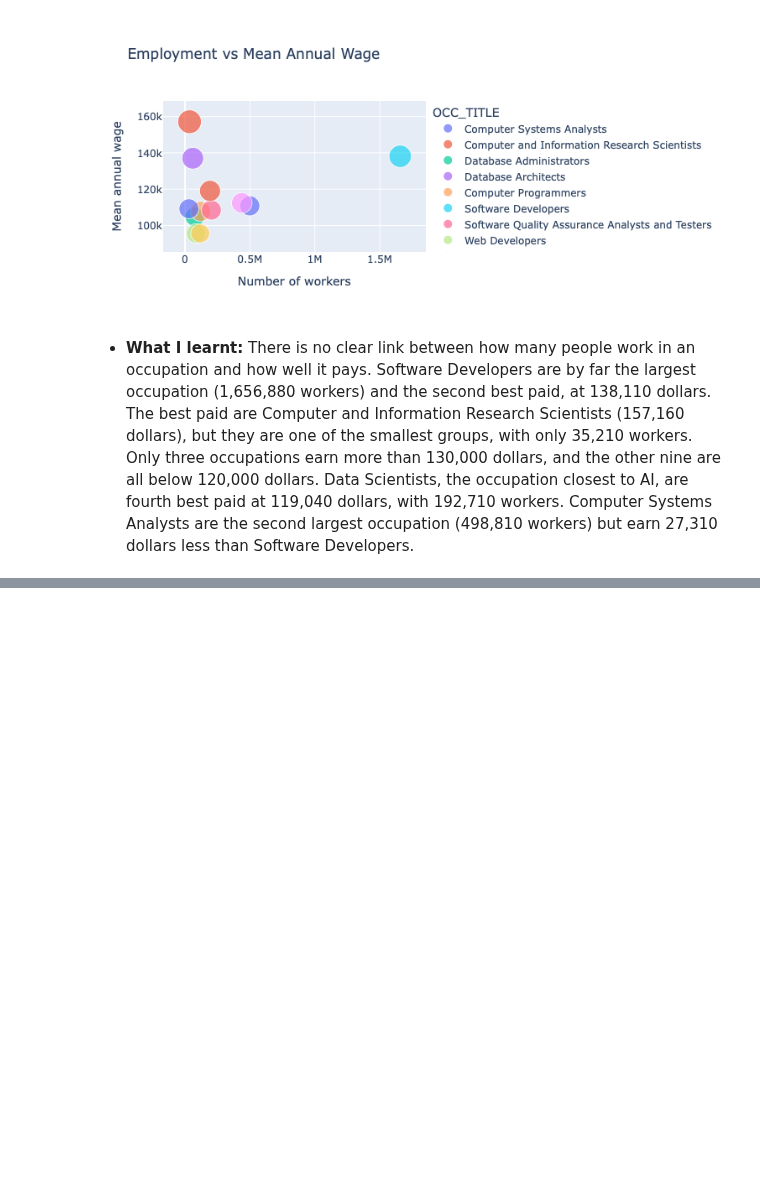
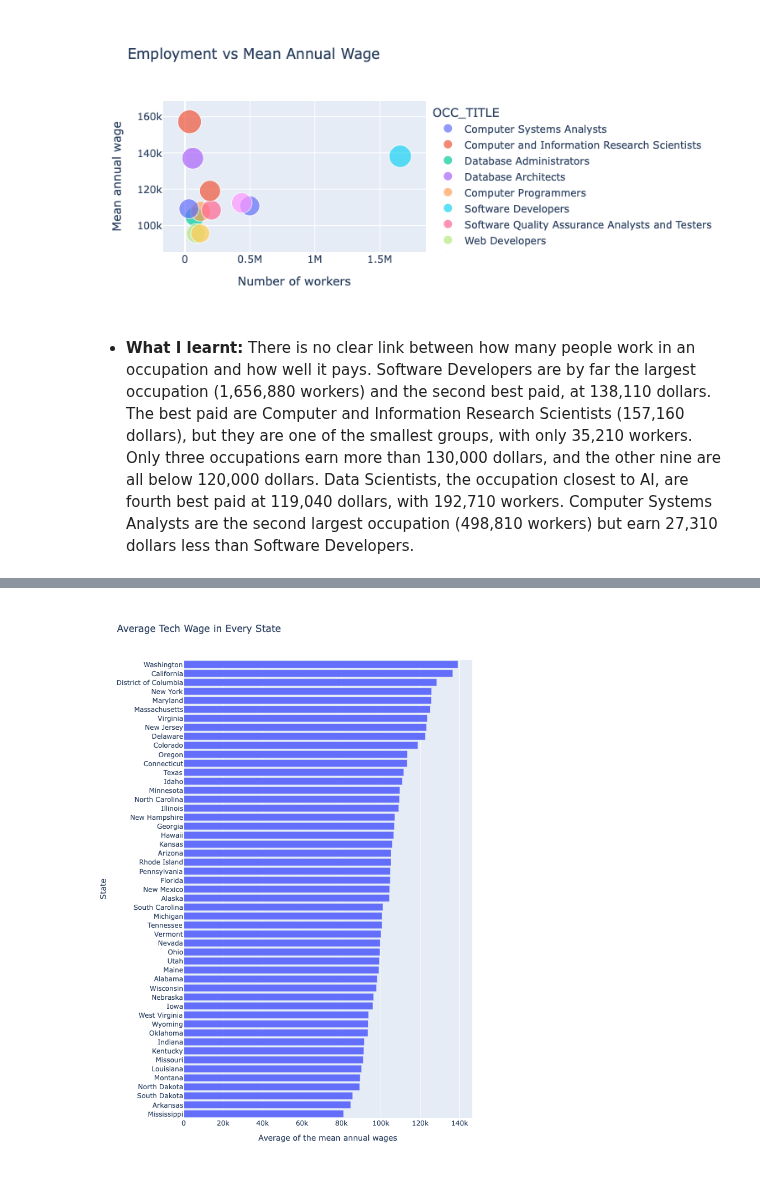
Before and after one commit to chryswds/DVC-CA1, a Jupyter notebook: DVC_CA1-2023334.ipynb, the cells around one changed output, grey strips where cells are left out. Saved outputs shown, nothing was run; the diff lists cells and outputs as text; code cells hidden in the pictures; blank space fills up the shorter version.

Commit message:
Creates interactive plotly bar chart checking the avarege tech wage in every state

```diff
--- a/DVC_CA1-2023334.ipynb
+++ b/DVC_CA1-2023334.ipynb
@@ -212,0 +217,13 @@ fig_2d.show()
+# %%
+state_avg = states.groupby("AREA_TITLE", as_index=False)["A_MEAN"].mean()
+state_avg = state_avg.sort_values("A_MEAN")
+
+fig_3 = px.bar(state_avg,
+               x="A_MEAN",
+               y="AREA_TITLE",
+               height=1000,
+               labels={"A_MEAN": "Average of the mean annual wages", "AREA_TITLE": "State"},
+               title="Average Tech Wage in Every State")
+fig_3.show()
+# %% [output]
+[figure, added]
```
Also changed, not shown: parts of 3 cells of this notebook.
